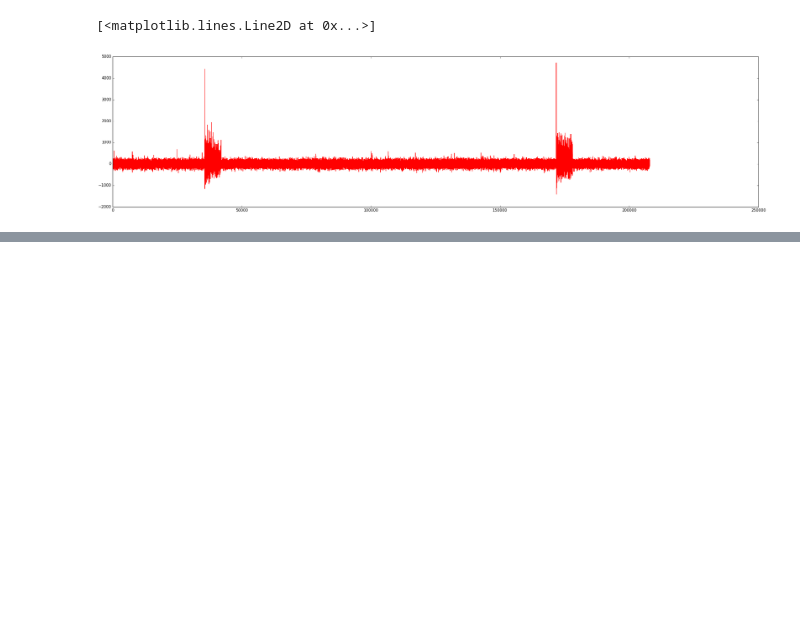
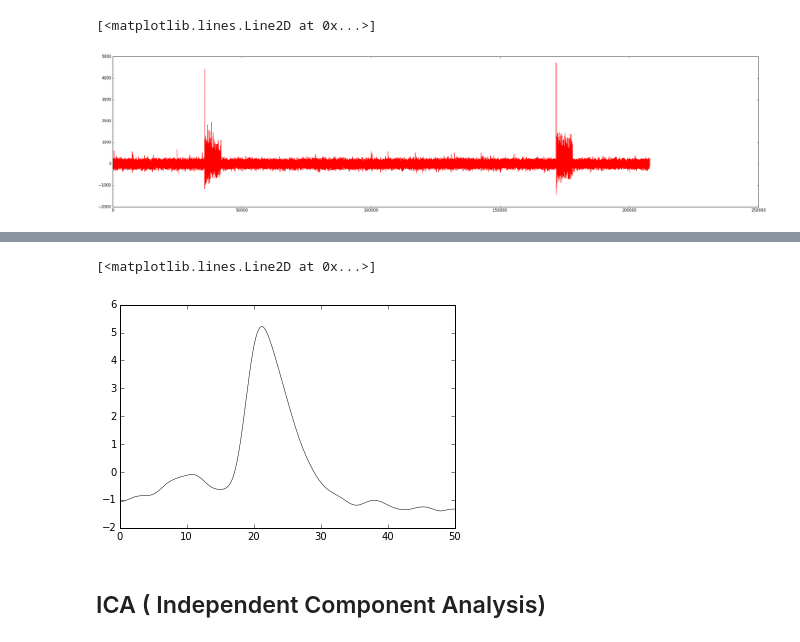
Before and after one commit to ktakagaki/kt-2015-DSPHandsOn, a Jupyter notebook: MedianFilter/Python/07. Real Data/Real data median filter.ipynb, the cells around one changed output, grey strips where cells are left out. Saved outputs shown, nothing was run; the diff lists cells and outputs as text; code cells hidden in the pictures; blank space fills up the shorter version.

```diff
--- a/MedianFilter/Python/07. Real Data/Real data median filter.ipynb
+++ b/MedianFilter/Python/07. Real Data/Real data median filter.ipynb
@@ -162,0 +183,9 @@ for o in range (1, len(thresholds)):
+# %%
+x = np.linspace(0,50,500)
+plt.plot(x, X_reduced, color = 'black', linewidth = 0.5)
+#plt.plot(X_reduced2, color = 'black', linewidth = 0.5)
+# %% [output]
+[<matplotlib.lines.Line2D at 0x...>]
+[figure, added]
+# %% [markdown]
+## ICA ( Independent Component Analysis)
```
Also changed, not shown: parts of 25 cells of this notebook.
